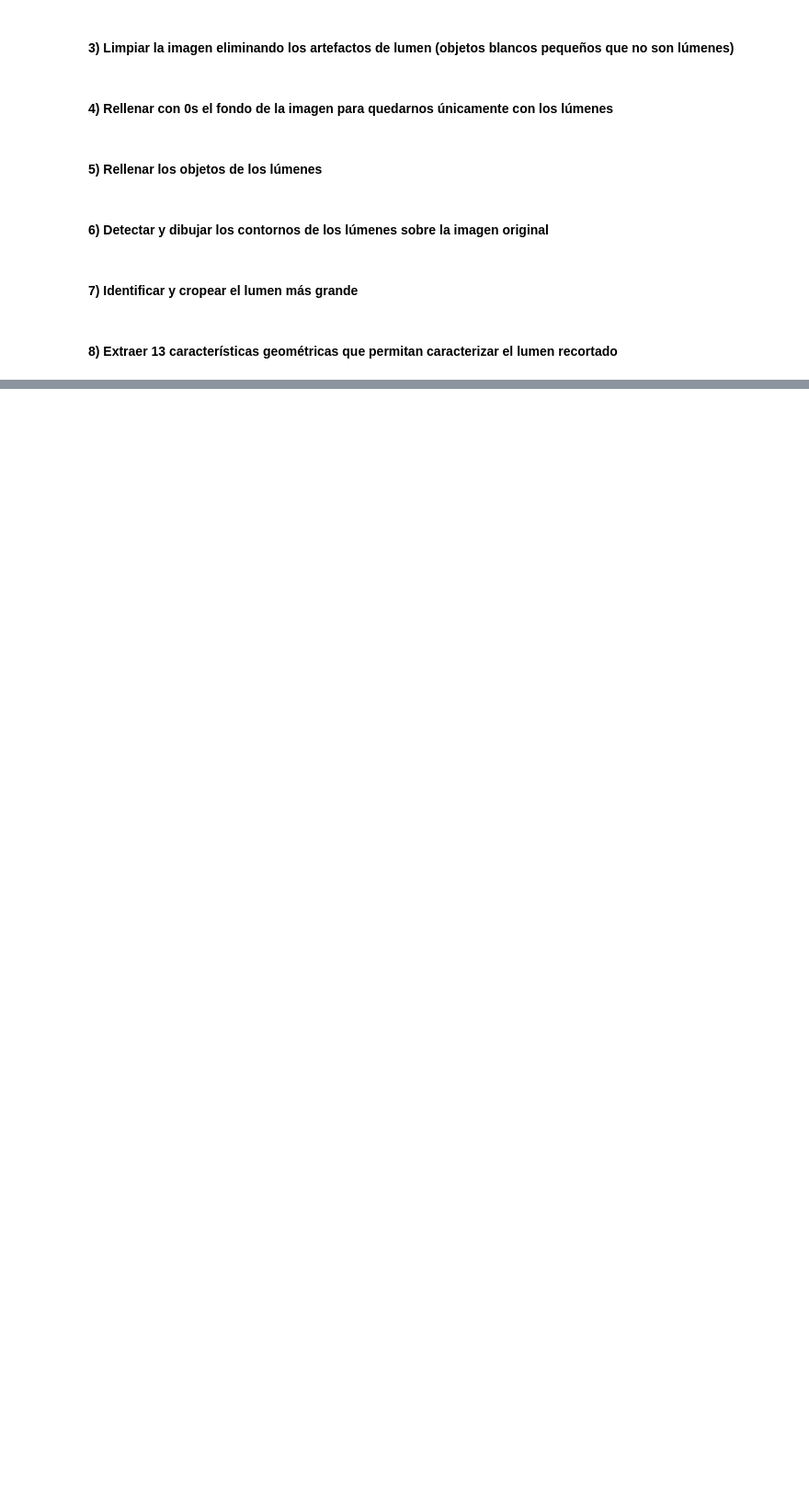
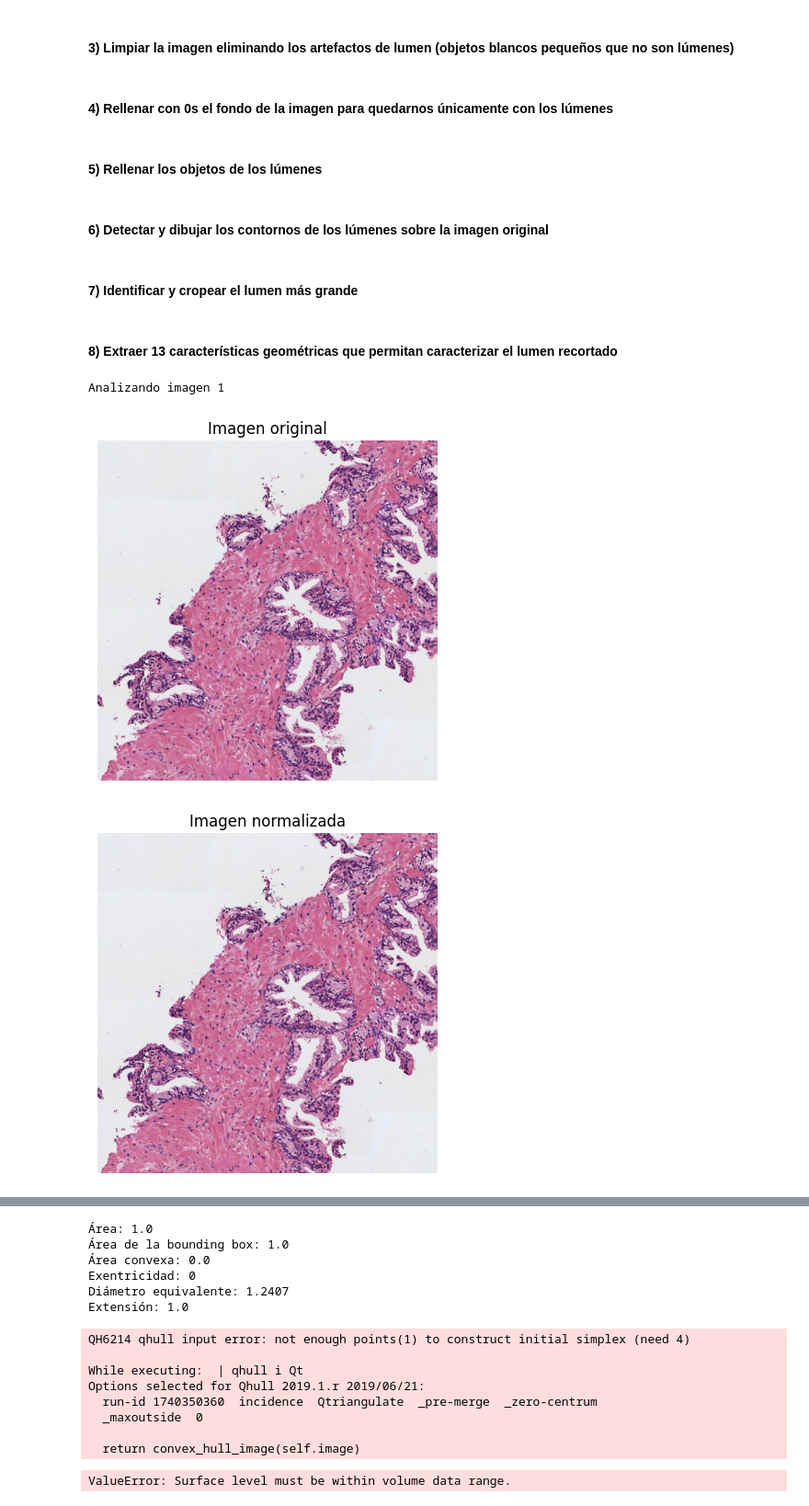
Before and after one commit to Manusua/Prostate_cancer_lumen_detector, a Jupyter notebook: Actividad_C1_P1.ipynb, the cells around one changed output, grey strips where cells are left out. Shown at 92% size. Cells and saved outputs as stored; diff of their text form; code cells hidden in the pictures; blank space fills up the shorter version.

Commit message:
Added functionality of Lumen detection

```diff
--- a/Actividad_C1_P1.ipynb
+++ b/Actividad_C1_P1.ipynb
@@ -61,16 +109,36 @@ ValueError: Found array with dim 3. MinMaxScaler expected <= 2.
 # %%
 # Rellenar los lúmenes con la función binary_fill_holes de la librería scipy.ndimage.morphology
 # Visualizar la máscara resultante
+def rellenar_lumen(img):
+    img_rell=scipy.ndimage.morphology.binary_fill_holes(img)
+    show_img(img_rell, "Lúmenes rellenos", grey=True)
+    return img_rell
 # %% [markdown]
 #### 6) Detectar y dibujar los contornos de los lúmenes sobre la imagen original
 # %%
 # Dibujar los contornos de los lúmenes en color verde sobre la imagen original RGB. Nota: Utilizar los flags necesarios
 # para que los contornos en verde sean perfectamente visibles.
 # Visualizar la imagen superpuesta
+
+def buscar_contorno(img_original, img_rell):
+    #Buscamos los contornos en la imagen con los lúmenes rellenos generada en el apartado anterior
+    contornos, _ = cv2.findContours(img_rell.astype('uint8'), cv2.RETR_EXTERNAL, cv2.CHAIN_APPROX_SIMPLE)
+    img_cont = img_original.copy()
+    # Con un grosor de 5 unidades, garantizamos que el contorno sea perfectamente visible
+    cv2.drawContours(img_cont, contornos, -1, (0, 255, 0), 5)
+
+    show_img(img_cont, "Contornos de los lúmenes")
+    return contornos
 # %% [markdown]
 #### 7) Identificar y cropear el lumen más grande
 # %%
 # Determinar cuál es el lumen de mayor área y hacer un crop del mismo sobre la imagen original RGB.
 # Visualizar el lumen cropeado.
+def get_max_lumen(img_original, contornos):
+    max_cont = max(contornos, key=cv2.contourArea)
+    min_x, min_y, len_x, len_y = cv2.boundingRect(max_cont)
+    max_lumen = img_original[min_y:min_y+len_y, min_x:min_x+len_x]
+    show_img(max_lumen, "Lumen más grande recortado")
+    return max_lumen
 # %% [markdown]
 #### 8) Extraer 13 características geométricas que permitan caracterizar el lumen recortado
@@ -91,0 +179,26 @@ ValueError: Found array with dim 3. MinMaxScaler expected <= 2.
+# %%
+def imagenes_tejido(path):
+    img = abrir_imagen(path)
+    img_norm = normalizar_imagen(img)
+    img_mag = extraer_magenta(img_norm)
+    img_umb = umbralizar_imagen(img_mag)
+    img_limp = limpiar_artefacto(img_umb)
+    img_lum = extraer_lumen(img_limp)
+    img_rell = rellenar_lumen(img_lum)
+    contornos = buscar_contorno(img, img_rell)
+    lumen = get_max_lumen(img, contornos)
+    get_propiedades(lumen)
+# %%
+
+path_img = "images/"
+path_im1 = "histo_1.jpg"
+path_im2 = "histo_2.jpg"
+print("Analizando imagen 1")
+imagenes_tejido(path_img + path_im1)
+print('\n\n-------------------------------\n\n')
+print("Analizando imagen 2")
+imagenes_tejido(path_img + path_im2)
+# %% [output]
+Analizando imagen 1
+[figure, added]
+[figure, added]
@@ -91,0 +212,15 @@ ValueError: Found array with dim 3. MinMaxScaler expected <= 2.
+Área: 1.0
+Área de la bounding box: 1.0
+Área convexa: 0.0
+Exentricidad: 0
+Diámetro equivalente: 1.2407
+Extensión: 1.0
+QH6214 qhull input error: not enough points(1) to construct initial simplex (need 4)
+
+While executing:  | qhull i Qt
+Options selected for Qhull 2019.1.r 2019/06/21:
+  run-id 1740350360  incidence  Qtriangulate  _pre-merge  _zero-centrum
+  _maxoutside  0
+
+  return convex_hull_image(self.image)
+ValueError: Surface level must be within volume data range.
```
Also changed, not shown: parts of 14 cells of this notebook, 2 other files.
